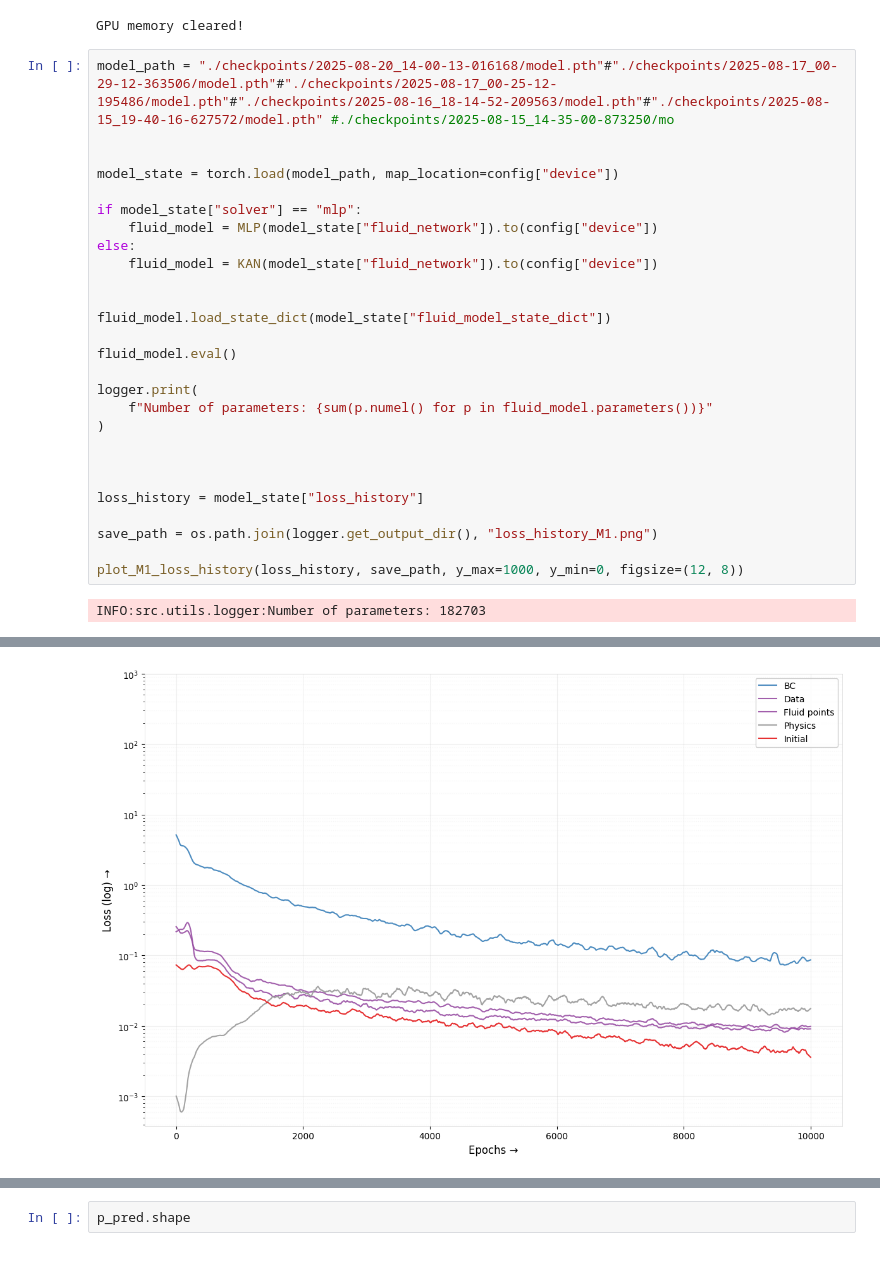
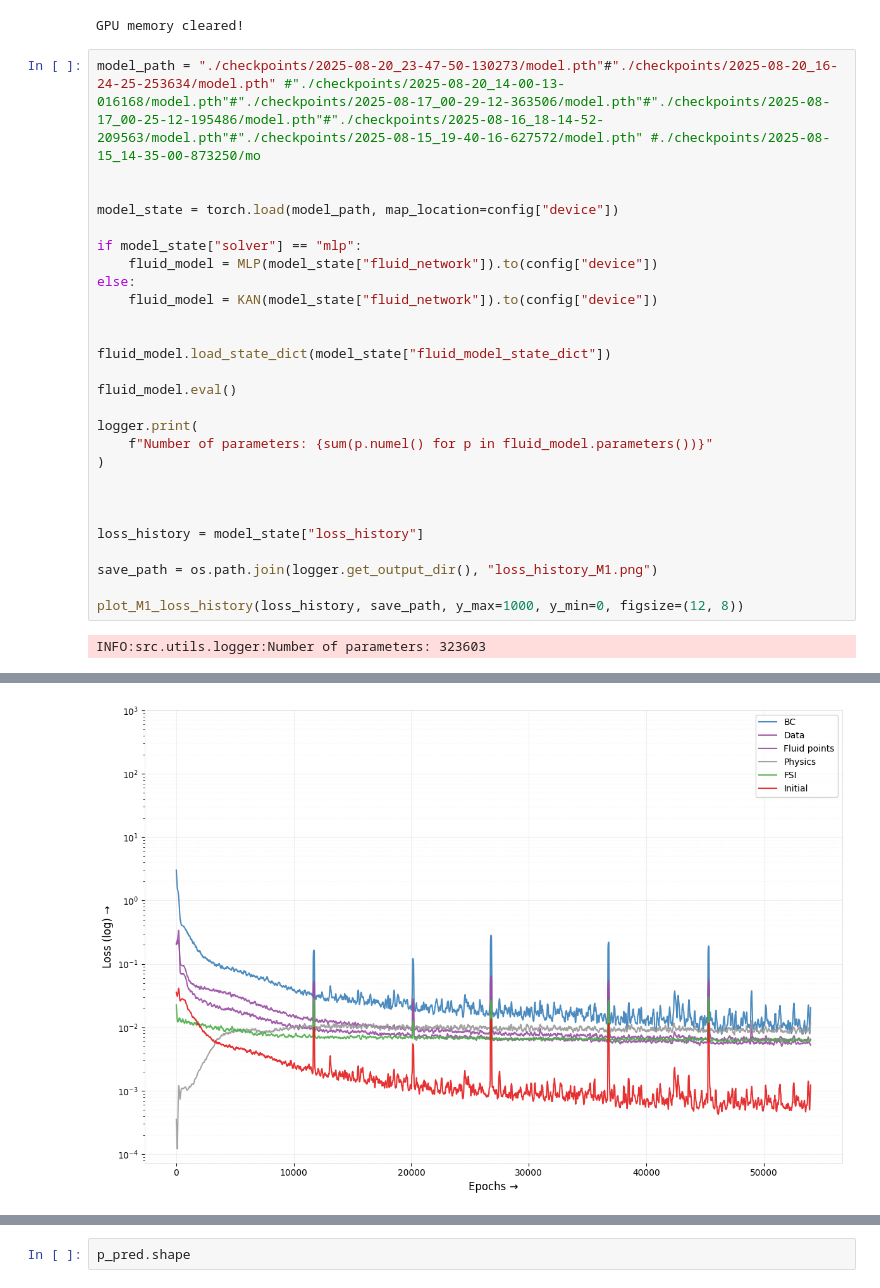
Before and after one commit to afrah/pinn_fsi_ibm, a Jupyter notebook: src/notebook/m1_mlp_testing.ipynb, the cells around one changed output, grey strips where cells are left out. Cells and saved outputs as stored; diff of their text form; blank space fills up the shorter version.

```diff
--- a/src/notebook/m1_mlp_testing.ipynb
+++ b/src/notebook/m1_mlp_testing.ipynb
@@ -76,7 +76,7 @@ config = {
 INFO:src.utils.logger:./checkpoints/testing/2025-08-20_11-10-15-252328
 GPU memory cleared!
 # %%
-model_path = "./checkpoints/2025-08-20_14-00-13-016168/model.pth"#"./checkpoints/2025-08-17_00-29-12-363506/model.pth"#"./checkpoints/2025-08-17_00-25-12-195486/model.pth"#"./checkpoints/2025-08-16_18-14-52-209563/model.pth"#"./checkpoints/2025-08-15_19-40-16-627572/model.pth" #./checkpoints/2025-08-15_14-35-00-873250/mo
+model_path = "./checkpoints/2025-08-20_23-47-50-130273/model.pth"#"./checkpoints/2025-08-20_16-24-25-253634/model.pth" #"./checkpoints/2025-08-20_14-00-13-016168/model.pth"#"./checkpoints/2025-08-17_00-29-12-363506/model.pth"#"./checkpoints/2025-08-17_00-25-12-195486/model.pth"#"./checkpoints/2025-08-16_18-14-52-209563/model.pth"#"./checkpoints/2025-08-15_19-40-16-627572/model.pth" #./checkpoints/2025-08-15_14-35-00-873250/mo
 
 
 model_state = torch.load(model_path, map_location=config["device"])
@@ -103,4 +103,4 @@ save_path = os.path.join(logger.get_output_dir(), "loss_history_M1.png")
 
 plot_M1_loss_history(loss_history, save_path, y_max=1000, y_min=0, figsize=(12, 8))
 # %% [output]
-INFO:src.utils.logger:Number of parameters: 182703
+INFO:src.utils.logger:Number of parameters: 323603
@@ -112,4 +113,4 @@ final loss Initial: 2.03e-03
-[figure, old version]
+[figure, new version]
 # %%
 
 
```
Also changed, not shown: parts of 9 cells of this notebook, 10 other files.
